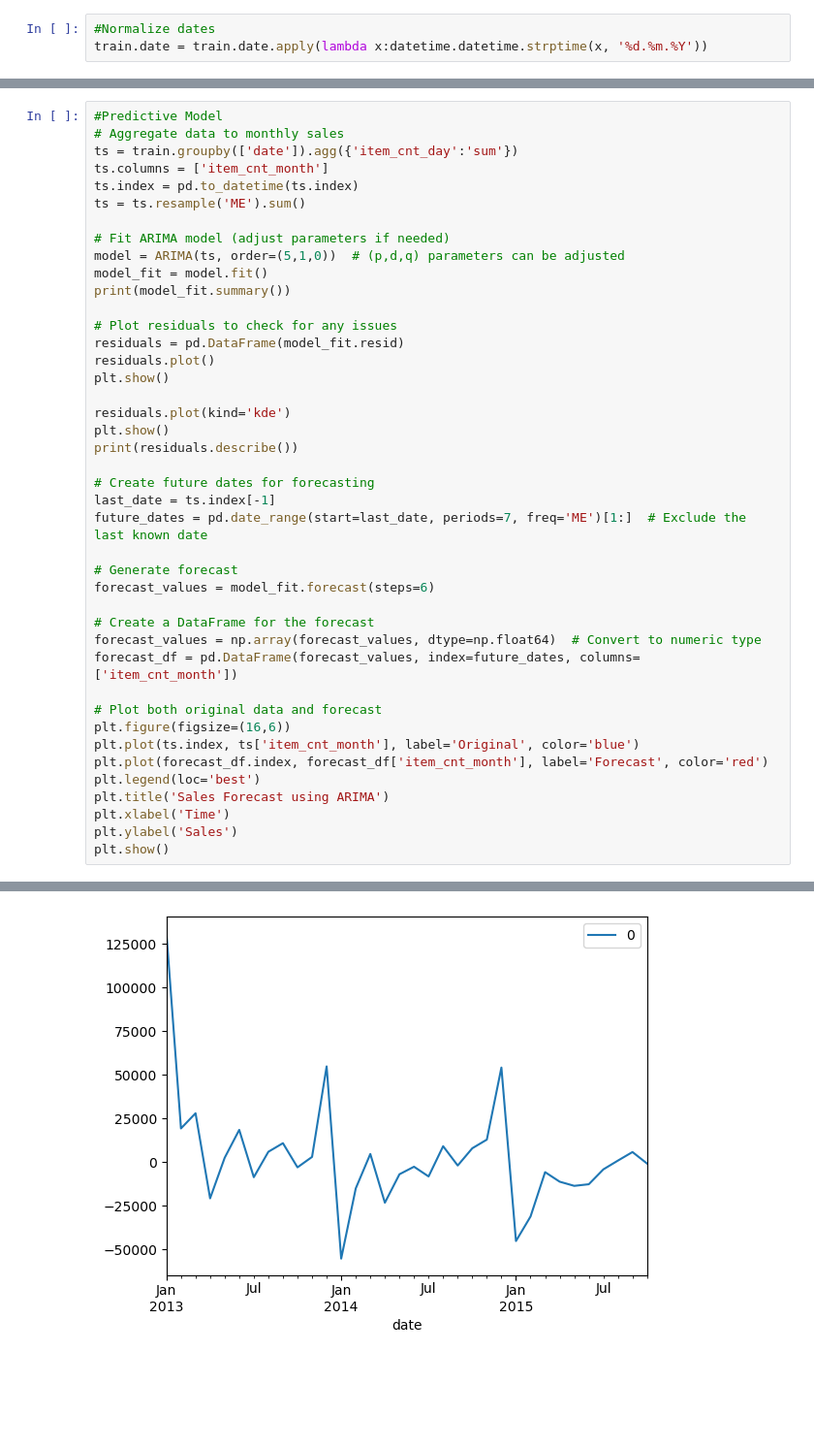
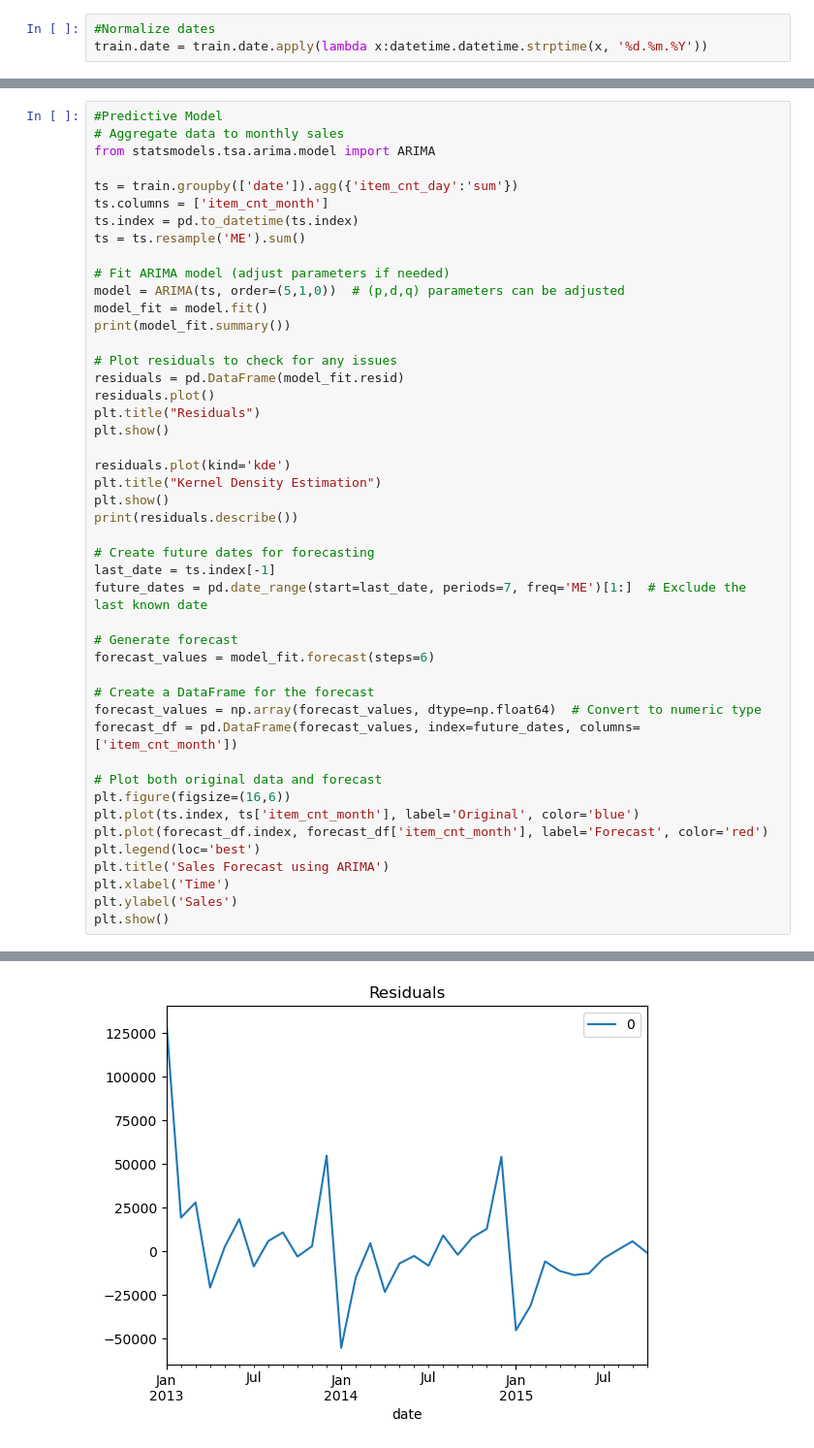
Before and after one commit to ianmabon22/Predict-Future-Sales, a Jupyter notebook: Predict-Future-Sales.ipynb, the cells around one changed output, grey strips where cells are left out. Shown at 97% size. Saved outputs shown, nothing was run; the diff lists cells and outputs as text; blank space fills up the shorter version.

Commit message:
completed model

```diff
--- a/Predict-Future-Sales.ipynb
+++ b/Predict-Future-Sales.ipynb
@@ -198,6 +213,8 @@ dtype: float64
 # %%
 #Predictive Model
 # Aggregate data to monthly sales
+from statsmodels.tsa.arima.model import ARIMA
+
 ts = train.groupby(['date']).agg({'item_cnt_day':'sum'})
 ts.columns = ['item_cnt_month']
 ts.index = pd.to_datetime(ts.index)
@@ -211,9 +228,11 @@ print(model_fit.summary())
 # Plot residuals to check for any issues
 residuals = pd.DataFrame(model_fit.resid)
 residuals.plot()
+plt.title("Residuals")
 plt.show()
 
 residuals.plot(kind='kde')
+plt.title("Kernel Density Estimation")
 plt.show()
 print(residuals.describe())
 
@@ -247,12 +266,12 @@ Time:                        22:28:39   BIC                            774.682
 Sample:                    01-31-2013   HQIC                           768.724
                          - 10-31-2015
 Covariance Type:                  opg
 ==============================================================================
                  coef    std err          z      P>|z|      [0.025      0.975]
 ------------------------------------------------------------------------------
 ... (12 lines left out)
 
 Warnings:
 [1] Covariance matrix calculated using the outer product of gradients (complex-step).
 [2] Covariance matrix is singular or near-singular, with condition number 8.99e+34. Standard errors may be unstable.
-[figure, old version]
+[figure, new version]
```
Also changed, not shown: parts of 4 cells of this notebook, 1 other file.
